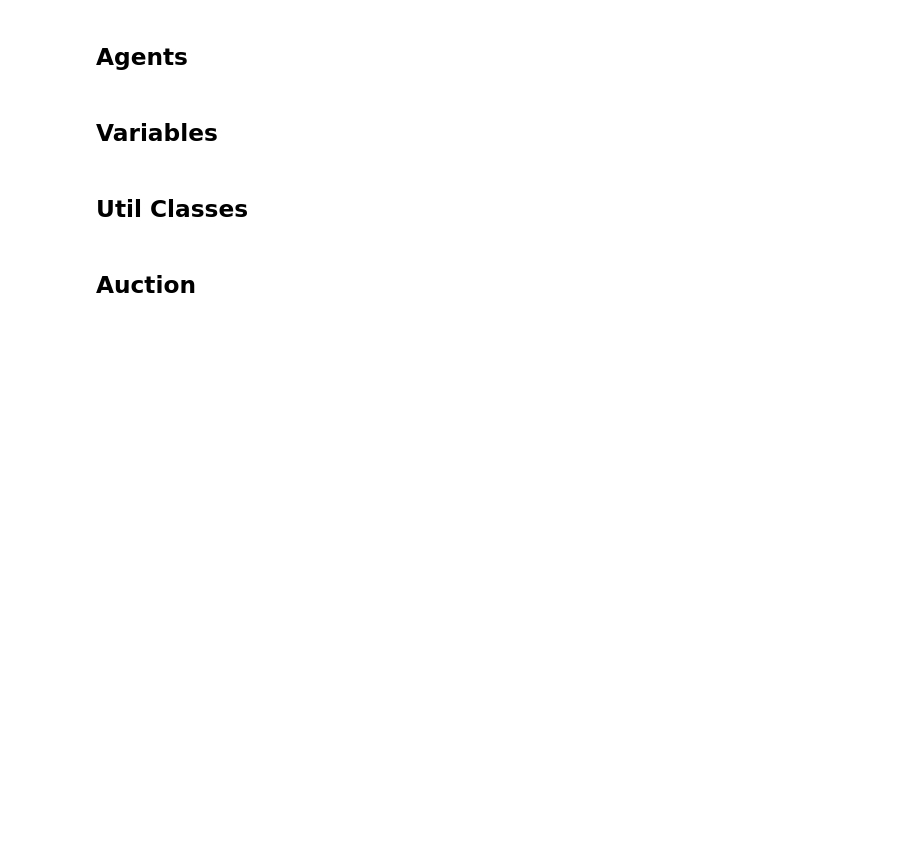
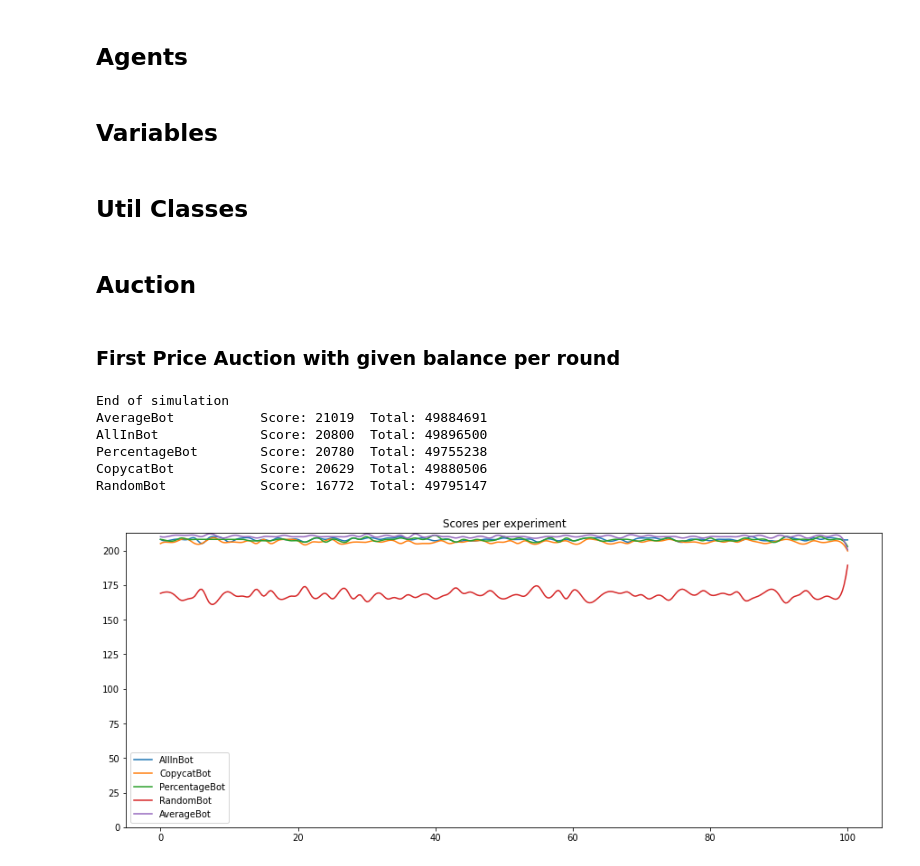
Before and after one commit to chriskrez/MultiagentSystems, a Jupyter notebook: agents.ipynb, the cells around one changed output. Saved outputs shown, nothing was run; the diff lists cells and outputs as text; code cells hidden in the pictures; blank space fills up the shorter version.

```diff
--- a/agents.ipynb
+++ b/agents.ipynb
@@ -297,0 +306,13 @@ def plot_experiments(bots, experiments, scores):
+# %% [markdown]
+### First Price Auction with given balance per round
+# %%
+scores, totals = simulate(experiments, rounds, bal_per_round=500, init_balance=0)
+plot_experiments(bot_list, experiments, scores)
+# %% [output]
+End of simulation
+AverageBot           Score: 21019  Total: 49884691
+AllInBot             Score: 20800  Total: 49896500
+PercentageBot        Score: 20780  Total: 49755238
+CopycatBot           Score: 20629  Total: 49880506
+RandomBot            Score: 16772  Total: 49795147
+[figure, added]
```
Also changed, not shown: parts of 14 cells of this notebook.
